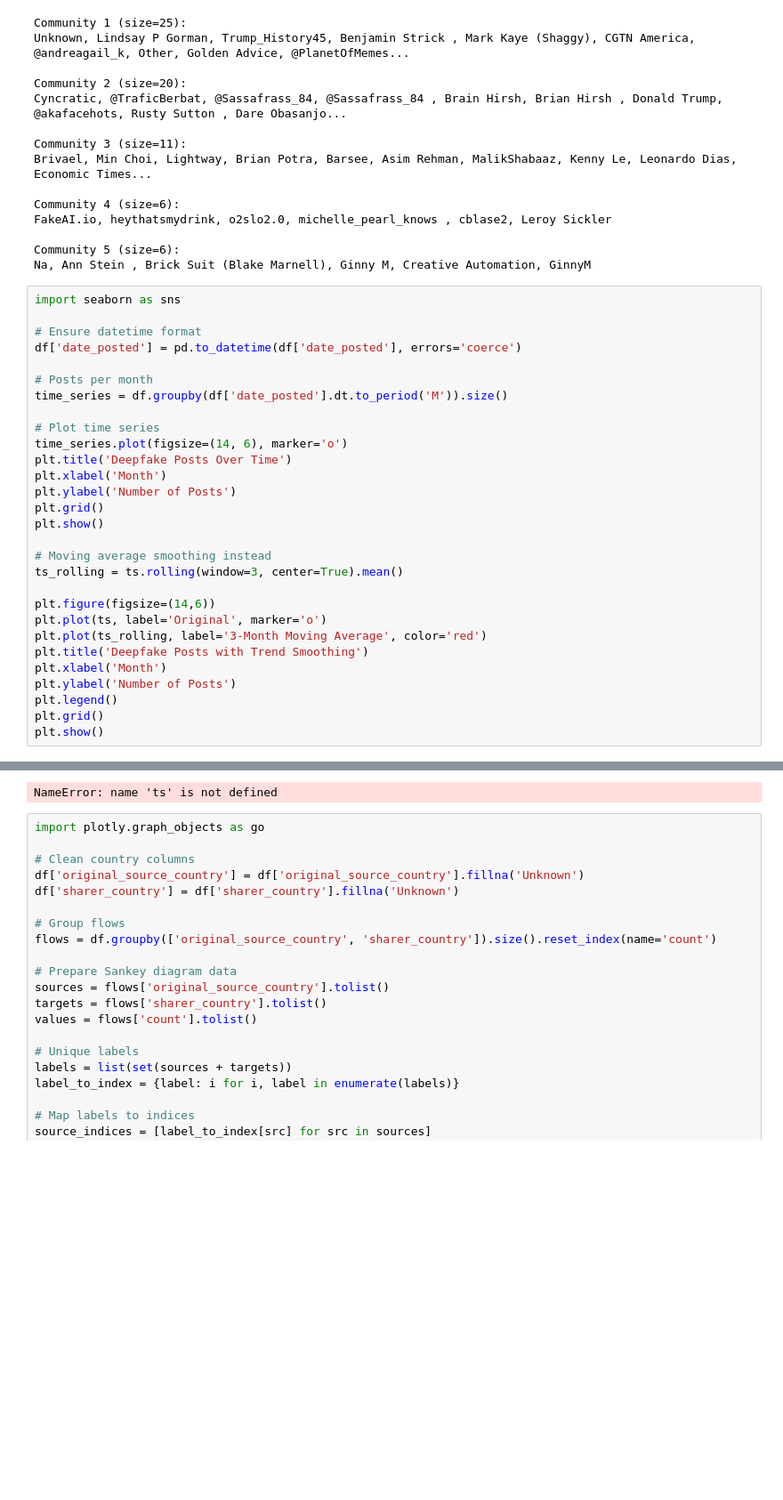
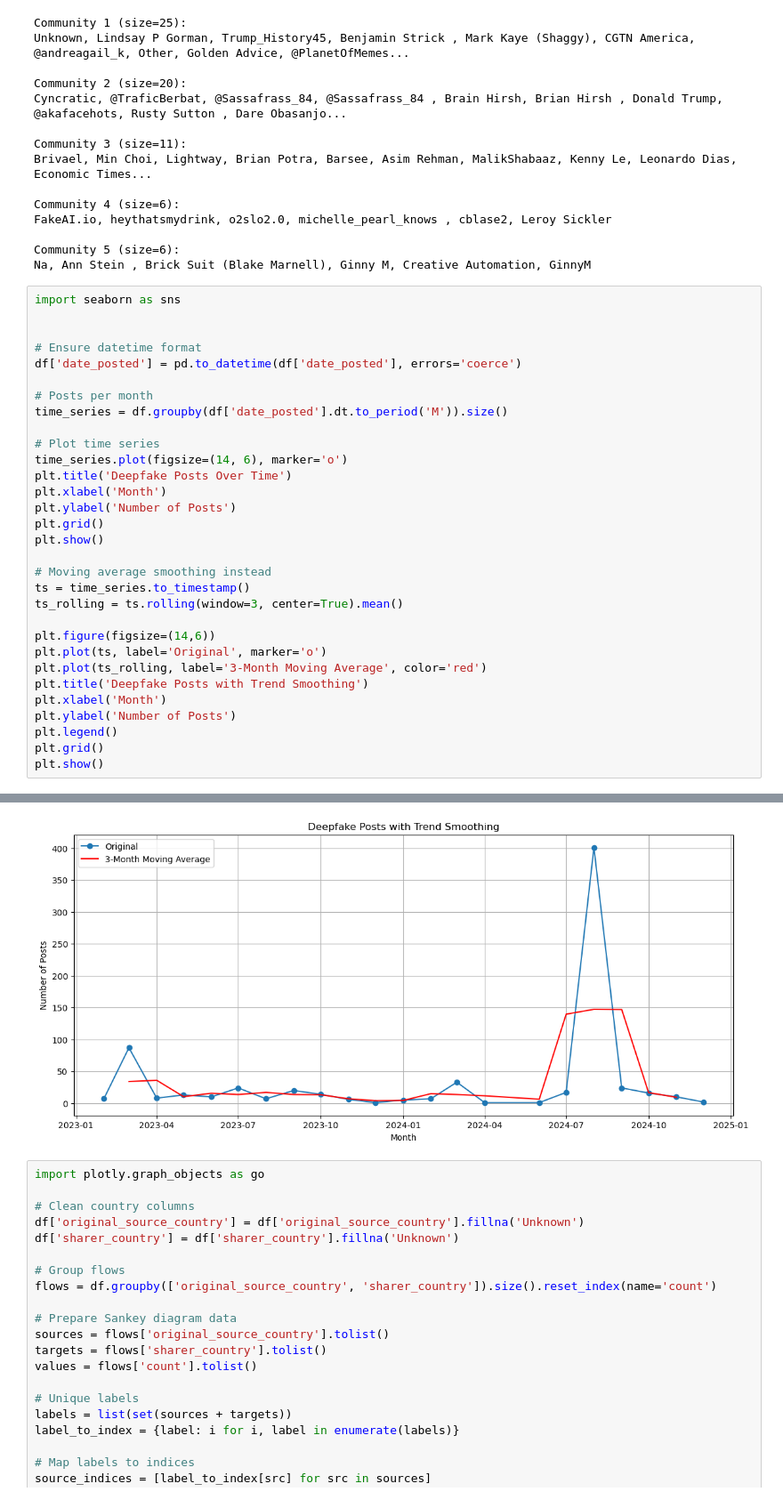
Before and after one commit to yasminek-g/DH-500, a Jupyter notebook: code/analysis/dissemination_patterns.ipynb, the cells around one changed output, grey strips where cells are left out. Shown at 89% size. Cells and saved outputs as stored; diff of their text form; blank space fills up the shorter version.

Commit message:
correct small error

```diff
--- a/code/analysis/dissemination_patterns.ipynb
+++ b/code/analysis/dissemination_patterns.ipynb
@@ -141,36 +141,38 @@ Community 5 (size=6):
 Na, Ann Stein , Brick Suit (Blake Marnell), Ginny M, Creative Automation, GinnyM
 # %%
 import seaborn as sns
+
 
 # Ensure datetime format
 df['date_posted'] = pd.to_datetime(df['date_posted'], errors='coerce')
 
 # Posts per month
 time_series = df.groupby(df['date_posted'].dt.to_period('M')).size()
 
 # Plot time series
 time_series.plot(figsize=(14, 6), marker='o')
 plt.title('Deepfake Posts Over Time')
 plt.xlabel('Month')
 plt.ylabel('Number of Posts')
 plt.grid()
 plt.show()
 
 # Moving average smoothing instead
+ts = time_series.to_timestamp()
 ts_rolling = ts.rolling(window=3, center=True).mean()
 
 plt.figure(figsize=(14,6))
 plt.plot(ts, label='Original', marker='o')
 plt.plot(ts_rolling, label='3-Month Moving Average', color='red')
 plt.title('Deepfake Posts with Trend Smoothing')
 plt.xlabel('Month')
 plt.ylabel('Number of Posts')
 plt.legend()
 plt.grid()
 plt.show()
 # %% [output]
 [figure]
-NameError: name 'ts' is not defined
+[figure, added]
 # %%
 import plotly.graph_objects as go
 
```
Also changed, not shown: parts of 1 cell of this notebook.
